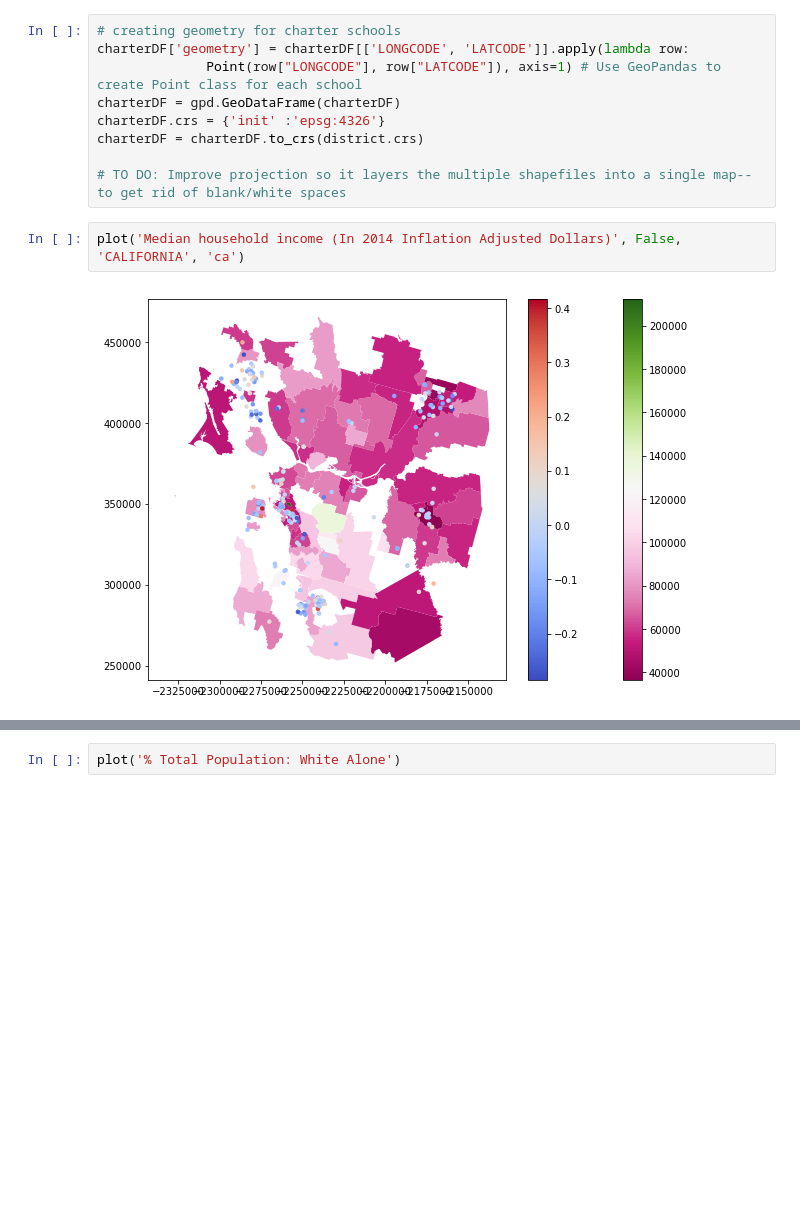
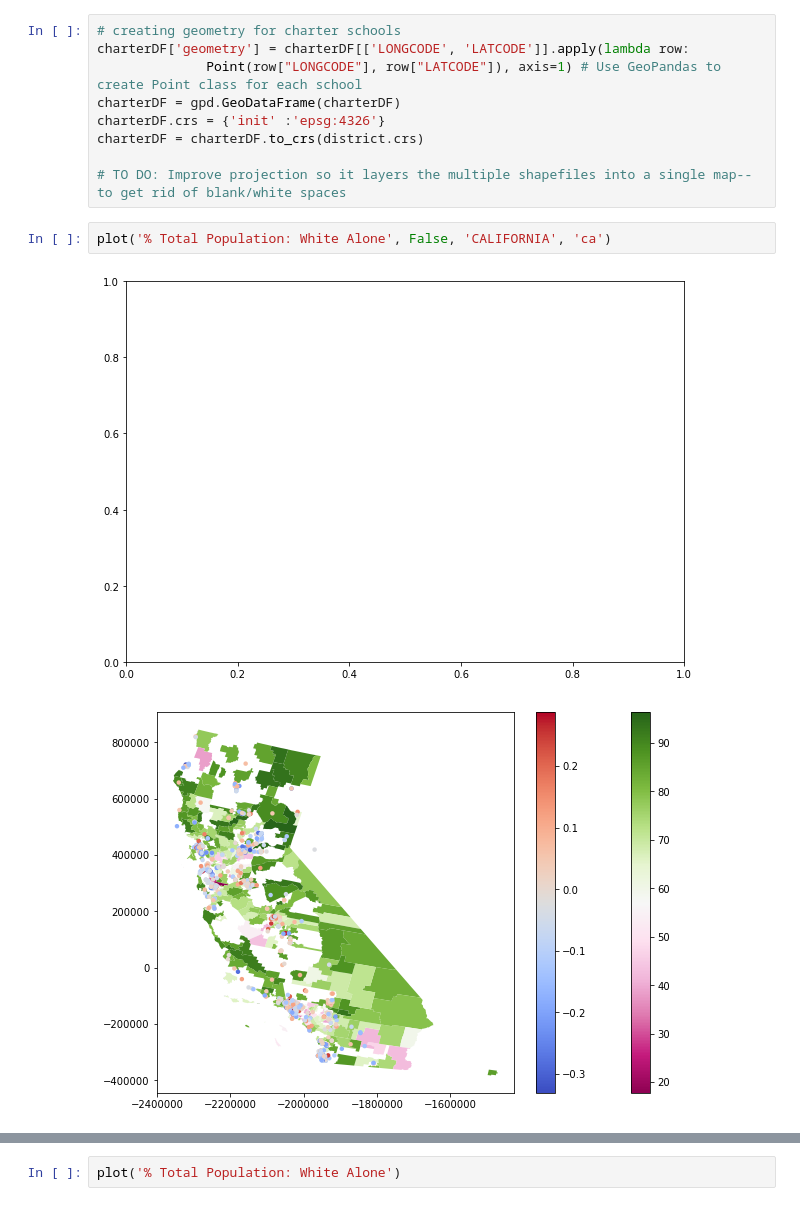
Before and after one commit to comp-strat/text_analysis, a Jupyter notebook: scripts/map_charters.ipynb, the cells around one changed output, grey strips where cells are left out. Cells and saved outputs as stored; diff of their text form; blank space fills up the shorter version.

```diff
--- a/scripts/map_charters.ipynb
+++ b/scripts/map_charters.ipynb
@@ -183,10 +179,11 @@ charterDF.crs = {'init' :'epsg:4326'}
 charterDF = charterDF.to_crs(district.crs)
 
 # TO DO: Improve projection so it layers the multiple shapefiles into a single map--to get rid of blank/white spaces
-# %%
-plot('Median household income (In 2014 Inflation Adjusted Dollars)', False, 'CALIFORNIA', 'ca')
-# %% [output]
-[figure, removed]
+# %%
+plot('% Total Population: White Alone', False, 'CALIFORNIA', 'ca')
+# %% [output]
+[figure, added]
+[figure, added]
 # %%
 plot('% Total Population: White Alone')
 # %% [output]
```
Also changed, not shown: parts of 7 cells of this notebook.
